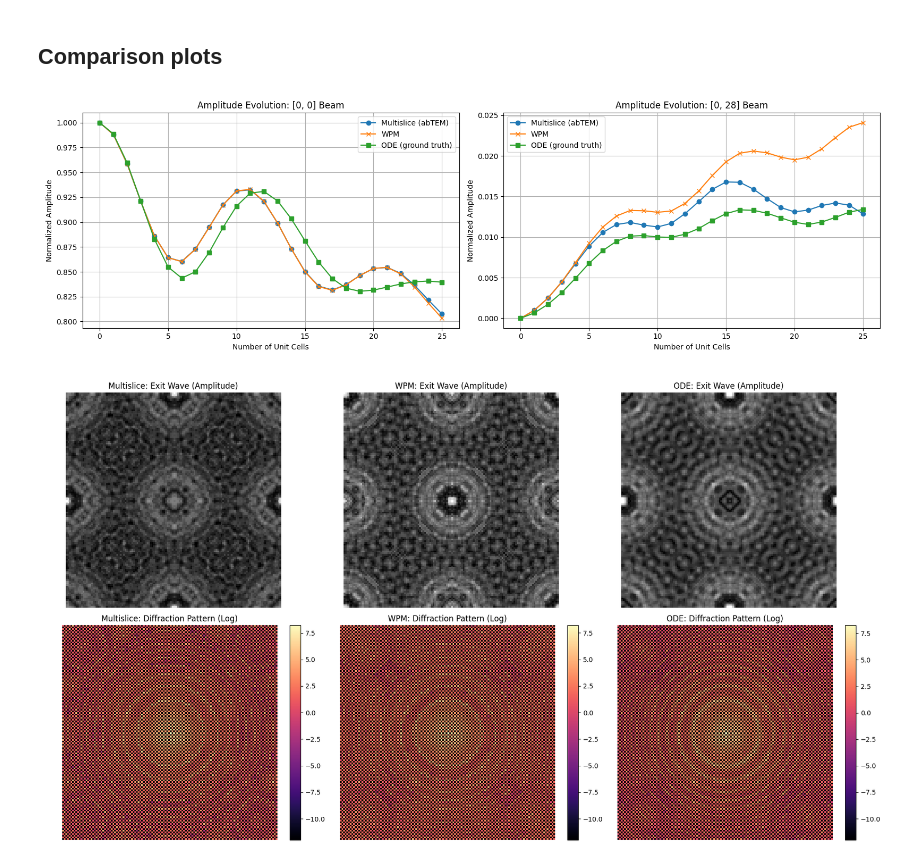
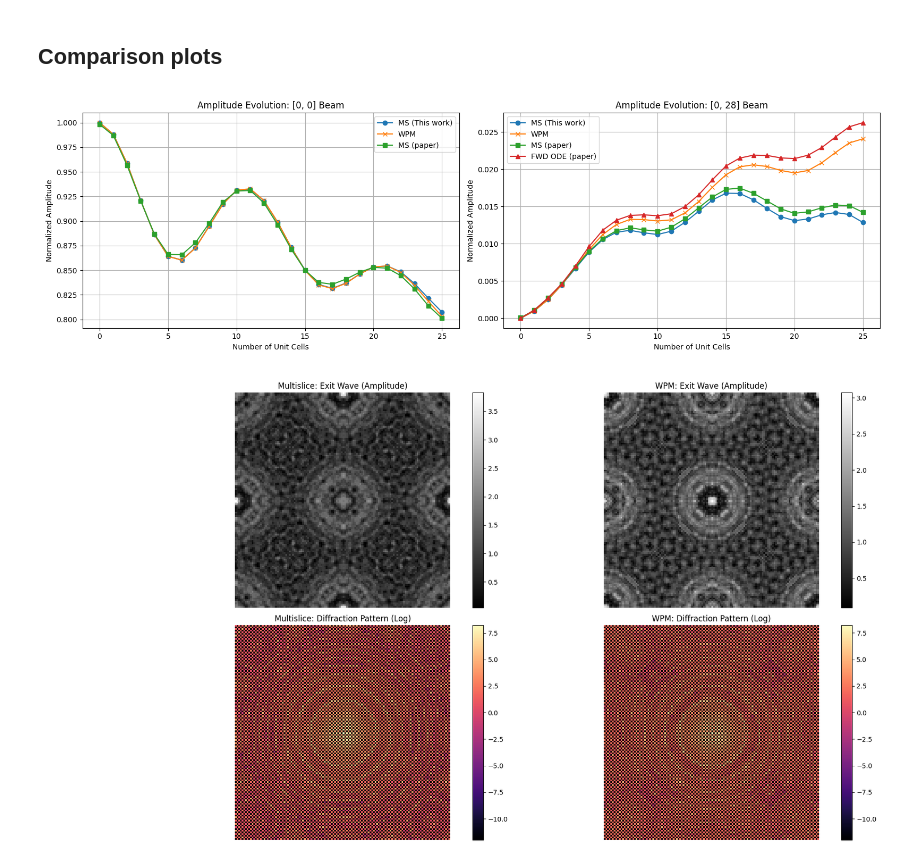
Before and after one commit to DavidLanders95/jax-ptychography, a Jupyter notebook: wpm/au_verification.ipynb, the cells around one changed output. Cells and saved outputs as stored; diff of their text form; code cells hidden in the pictures.

```diff
--- a/wpm/au_verification.ipynb
+++ b/wpm/au_verification.ipynb
@@ -410,21 +297,21 @@ exit_wave_wpm = current_wave
 # %% [markdown]
 ## Comparison plots
 # %%
-measurements_ODE_0_28 = np.array(measurements_ODE_0_28)
-measurements_ODE_0_0 = np.array(measurements_ODE_0_0)
-
 measurements_multislice_0_0 = np.array(measurements_ms_0_0)
+measurements_multislice_paper_0_0 = Beam_0_0_Au_Klein_Gordon_MS(np.array(n_cells_range))
 measurements_multislice_0_28 = np.array(measurements_ms_0_28)
 
+measurements_fwd_ode_paper_0_28 = Beam_0_28_Au_Klein_Gordon_FWD(np.array(n_cells_range))
+measurements_ms_paper_0_28 = Beam_0_28_Au_Klein_Gordon_MS(np.array(n_cells_range))
 measurements_wpm_0_0 = np.array(measurements_wpm_0_0)
 measurements_wpm_0_28 = np.array(measurements_wpm_0_28)
 
 fig, (ax1, ax2) = plt.subplots(1, 2, figsize=(16, 5))
 
 # Plot [0,0] beam
-ax1.plot(measurements_multislice_0_0, marker="o", label="Multislice (abTEM)")
+ax1.plot(measurements_multislice_0_0, marker="o", label="MS (This work)")
 ax1.plot(measurements_wpm_0_0, marker="x", label="WPM")
-ax1.plot(measurements_ODE_0_0, marker="s", label="ODE (ground truth)")
+ax1.plot(measurements_multislice_paper_0_0, marker="s", label="MS (paper)")
 ax1.set_xlabel("Number of Unit Cells")
 ax1.set_ylabel("Normalized Amplitude")
 ax1.set_title("Amplitude Evolution: [0, 0] Beam")
@@ -432,9 +319,10 @@ ax1.grid(True)
 ax1.legend()
 
 # Plot [0,28] beam
-ax2.plot(measurements_multislice_0_28, marker="o", label="Multislice (abTEM)")
+ax2.plot(measurements_multislice_0_28, marker="o", label="MS (This work)")
 ax2.plot(measurements_wpm_0_28, marker="x", label="WPM")
-ax2.plot(measurements_ODE_0_28, marker="s", label="ODE (ground truth)")
+ax2.plot(measurements_ms_paper_0_28, marker="s", label="MS (paper)")
+ax2.plot(measurements_fwd_ode_paper_0_28, marker="^", label="FWD ODE (paper)")
 ax2.set_xlabel("Number of Unit Cells")
 ax2.set_ylabel("Normalized Amplitude")
 ax2.set_title("Amplitude Evolution: [0, 28] Beam")
@@ -442,54 +330,41 @@ ax2.grid(True)
 ax2.legend()
 
 plt.tight_layout()
-plt.show()
 
-fig, axes = plt.subplots(2, 3, figsize=(18, 10))
+fig, axes = plt.subplots(2, 2, figsize=(18, 10))
 
-# --- Multislice (abTEM) ---
+# --- Multislice ---
 ms_wave = exit_wave_ms
 ms_ft = np.fft.fftshift(np.fft.fft2(ms_wave))
 ms_log_int = np.log10(np.abs(ms_ft)**2 + 1e-12)
 
-axes[0, 0].imshow(np.abs(ms_wave), cmap="gray")
+im0 = axes[0, 0].imshow(np.abs(ms_wave), cmap="gray")
 axes[0, 0].set_title("Multislice: Exit Wave (Amplitude)")
 axes[0, 0].axis("off")
+fig.colorbar(im0, ax=axes[0, 0], fraction=0.046)
 
 im1 = axes[1, 0].imshow(ms_log_int, cmap="magma")
 axes[1, 0].set_title("Multislice: Diffraction Pattern (Log)")
 axes[1, 0].axis("off")
 fig.colorbar(im1, ax=axes[1, 0], fraction=0.046)
 
 # --- WPM ---
 wpm_wave = np.array(exit_wave_wpm)
 wpm_ft = np.fft.fftshift(np.fft.fft2(wpm_wave))
 wpm_log_int = np.log10(np.abs(wpm_ft)**2 + 1e-12)
 
-axes[0, 1].imshow(np.abs(wpm_wave), cmap="gray")
+im2 = axes[0, 1].imshow(np.abs(wpm_wave), cmap="gray")
 axes[0, 1].set_title("WPM: Exit Wave (Amplitude)")
 axes[0, 1].axis("off")
+fig.colorbar(im2, ax=axes[0, 1], fraction=0.046)
 
-im2 = axes[1, 1].imshow(wpm_log_int, cmap="magma")
+im3 = axes[1, 1].imshow(wpm_log_int, cmap="magma")
 axes[1, 1].set_title("WPM: Diffraction Pattern (Log)")
 axes[1, 1].axis("off")
-fig.colorbar(im2, ax=axes[1, 1], fraction=0.046)
+fig.colorbar(im3, ax=axes[1, 1], fraction=0.046)
 
-# --- ODE ODE ---
-ODE_wave = np.array(exit_wave_ODE)
-ODE_ft = np.fft.fftshift(np.fft.fft2(ODE_wave))
-ODE_log_int = np.log10(np.abs(ODE_ft)**2 + 1e-12)
-
-axes[0, 2].imshow(np.abs(ODE_wave), cmap="gray")
-axes[0, 2].set_title("ODE: Exit Wave (Amplitude)")
-axes[0, 2].axis("off")
-
-im3 = axes[1, 2].imshow(ODE_log_int, cmap="magma")
-axes[1, 2].set_title("ODE: Diffraction Pattern (Log)")
-axes[1, 2].axis("off")
-fig.colorbar(im3, ax=axes[1, 2], fraction=0.046)
 
 plt.tight_layout()
-plt.show()
 # %% [output]
-[figure, old version]
+[figure, new version]
-[figure, old version]
+[figure, new version]
```
Also changed, not shown: parts of 9 cells of this notebook, 2 other files.
